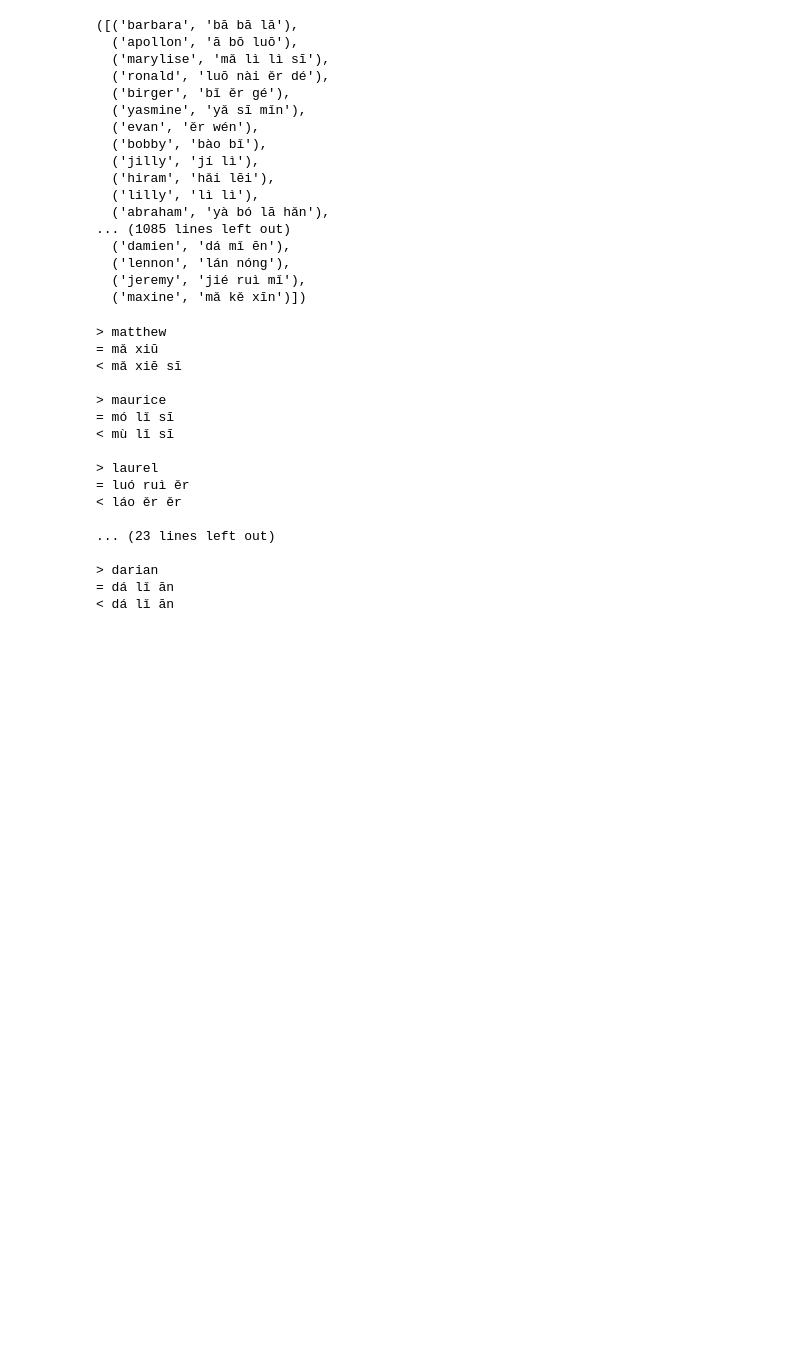
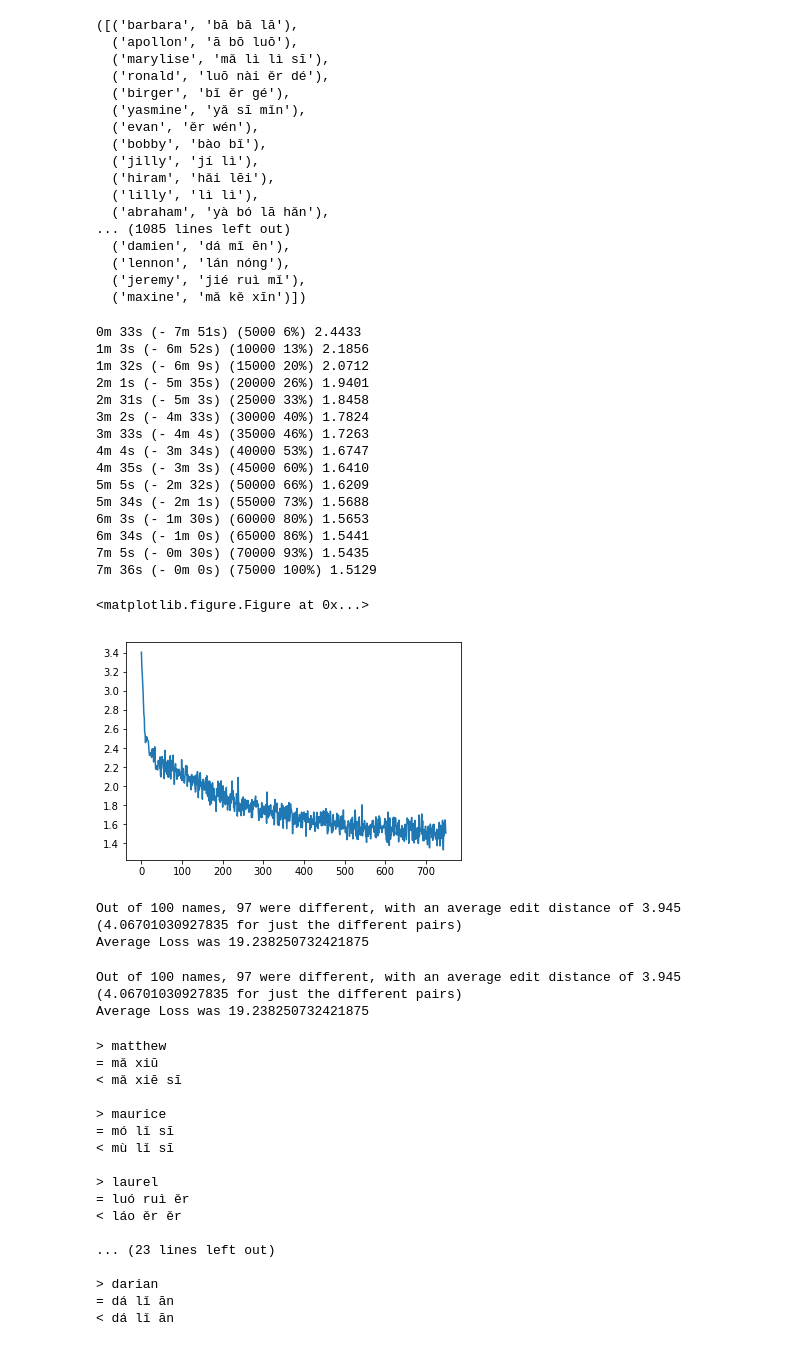
Before and after one commit to GitOffice/cs221-project, a Jupyter notebook: notebook/Transliteration Pytorch.ipynb, the cells around one changed output. Drawn from its saved outputs; the diff is of its cells as text; code cells hidden in the pictures; blank space fills up the shorter version.

```diff
--- a/notebook/Transliteration Pytorch.ipynb
+++ b/notebook/Transliteration Pytorch.ipynb
@@ -276,12 +280,16 @@ def showPlot(points):
 # %%
 # Same as training, just no targets - just rum the thing through the network
 
-def evaluate(encoder, decoder, name, max_len=MAX_LENGTH):
+def evaluate(encoder, decoder, name, max_len=MAX_LENGTH, target_name=None):
     with torch.no_grad(): # not totally sure what this does tbh - probably stops from updating gradients like we do in training because we are done with training
         input_tensor = tensorFromName(eng_alph, name)
         input_length = input_tensor.size(0) # just the size of the first dimension
+        if target_name is not None:
+            target_tensor = tensorFromName(pin_alph, target_name)
+            target_length = target_tensor.size(0)
         encoder_hidden = encoder.initHidden()
         encoder_outputs = torch.zeros(max_len, encoder.hidden_size)
+        criterion = nn.NLLLoss()
 
         for ei in range(input_length):
             encoder_output, encoder_hidden = encoder(
@@ -292,11 +300,16 @@ def evaluate(encoder, decoder, name, max_len=MAX_LENGTH):
         decoder_input = torch.tensor([[SOS_token]])
         decoder_hidden = encoder_hidden
         decoded_name = []
+        loss = 0
+        if target_name is not None:
+            max_len = min(target_length, max_len)
 
         for di in range(max_len):
             decoder_output, decoder_hidden = decoder(
                 decoder_input, decoder_hidden)
             topv, topi = decoder_output.topk(1)
+            if target_name is not None:
+                loss += criterion(decoder_output, target_tensor[di])
 
             # transliterate to actual words
             if topi.item() == EOS_token:
@@ -307,8 +320,11 @@ def evaluate(encoder, decoder, name, max_len=MAX_LENGTH):
 
             decoder_input = topi.squeeze().detach()
 
+        if target_name is not None:
+            pass
+            #print("Loss = ", loss)
 
-        return decoded_name
+        return decoded_name, loss
 # %%
 def evaluateRandomLines(encoder, decoder, n=10):
     for i in range(n):
@@ -322,9 +345,10 @@ def evaluateRandomLines(encoder, decoder, n=10):
 def evaluateAllLines(encoder, decoder, eval_pairs, spaces = False):
     distance = 0
     diff_count = 0
+    total_loss = 0
     for pair in eval_pairs:
-        output_name = evaluate(encoder, decoder, pair[0])
-
+        output_name, loss = evaluate(encoder, decoder, pair[0], target_name=pair[1])
+        total_loss += loss
         # maintain spaces
         if spaces:
             output_name  = ''.join(output_name[:-1])
@@ -339,13 +363,18 @@ def evaluateAllLines(encoder, decoder, eval_pairs, spaces = False):
             diff_count += 1
             distance += edit_distance_pinyin(target_name, output_name)
     print("Out of {} names, {} were different, with an average edit distance of {} ({} for just the different pairs)".format(len(eval_pairs), diff_count, distance/len(eval_pairs), distance/diff_count))
+    print("Average Loss was {}".format(total_loss/len(eval_pairs)))
 # %%
+TRAIN_PAIRS = []
+TEST_PAIRS = []
 def train_and_evaluate(encoder, decoder):
     english_names = [pair[0] for pair in pairs]
     pinyin_names = [pair[1] for pair in pairs]
     train_eng, test_eng, train_pin, test_pin = train_test_split(english_names, pinyin_names, test_size=100)
     train_pairs = list(zip(train_eng, train_pin))
+    TRAIN_PAIRS.append(train_pairs)
     test_pairs = list(zip(test_eng, test_pin))
+    TEST_PAIRS.append(test_pairs)
     trainIters(encoder, decoder, train_pairs, 75000, print_every=5000)
 
     evaluateAllLines(encoder, decoder, test_pairs)
@@ -417,6 +446,39 @@ Out of 100 names, 98 were different, with an average edit distance of 4.055 (4.1
   ('lennon', 'lán nóng'),
   ('jeremy', 'jié ruì mǐ'),
   ('maxine', 'mǎ kě xīn')])
+# %%
+# now actually do the thing!
+hidden_size = 20
+encoder3 = EncoderRNN(eng_alph.n_letters, hidden_size)
+decoder3 = DecoderRNN(hidden_size, pin_alph.n_letters)
+
+trp3, tep3 = train_and_evaluate(encoder3, decoder3)
+#trainIters(encoder2, decoder2, 75000, print_every=5000)
+# %% [output]
+0m 33s (- 7m 51s) (5000 6%) 2.4433
+1m 3s (- 6m 52s) (10000 13%) 2.1856
+1m 32s (- 6m 9s) (15000 20%) 2.0712
+2m 1s (- 5m 35s) (20000 26%) 1.9401
+2m 31s (- 5m 3s) (25000 33%) 1.8458
+3m 2s (- 4m 33s) (30000 40%) 1.7824
+3m 33s (- 4m 4s) (35000 46%) 1.7263
+4m 4s (- 3m 34s) (40000 53%) 1.6747
+4m 35s (- 3m 3s) (45000 60%) 1.6410
+5m 5s (- 2m 32s) (50000 66%) 1.6209
+5m 34s (- 2m 1s) (55000 73%) 1.5688
+6m 3s (- 1m 30s) (60000 80%) 1.5653
+6m 34s (- 1m 0s) (65000 86%) 1.5441
+7m 5s (- 0m 30s) (70000 93%) 1.5435
+7m 36s (- 0m 0s) (75000 100%) 1.5129
+<matplotlib.figure.Figure at 0x...>
+[figure, added]
+Out of 100 names, 97 were different, with an average edit distance of 3.945 (4.06701030927835 for just the different pairs)
+Average Loss was 19.238250732421875
+# %%
+evaluateAllLines(encoder3, decoder3, tep3)
+# %% [output]
+Out of 100 names, 97 were different, with an average edit distance of 3.945 (4.06701030927835 for just the different pairs)
+Average Loss was 19.238250732421875
 # %%
 evaluateRandomLines(encoder2, decoder2, 10)
 # %% [output]
```
Also changed, not shown: parts of 4 cells of this notebook, 8 other files.
